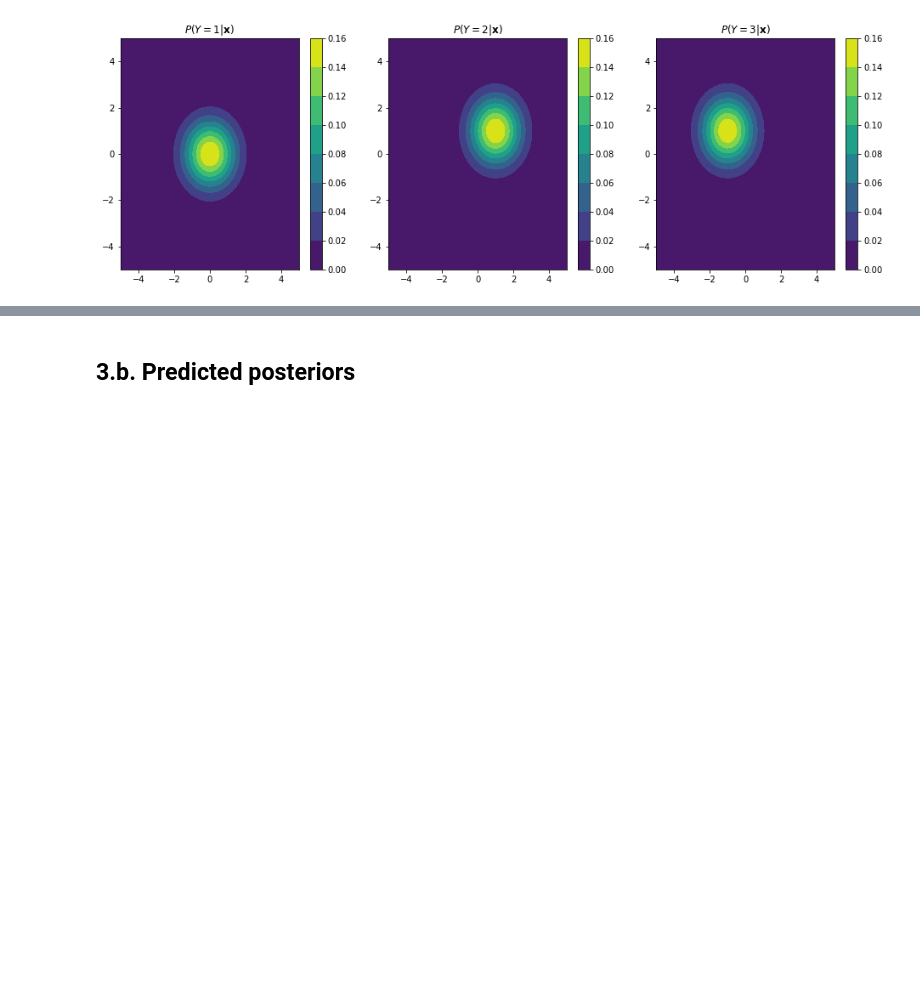
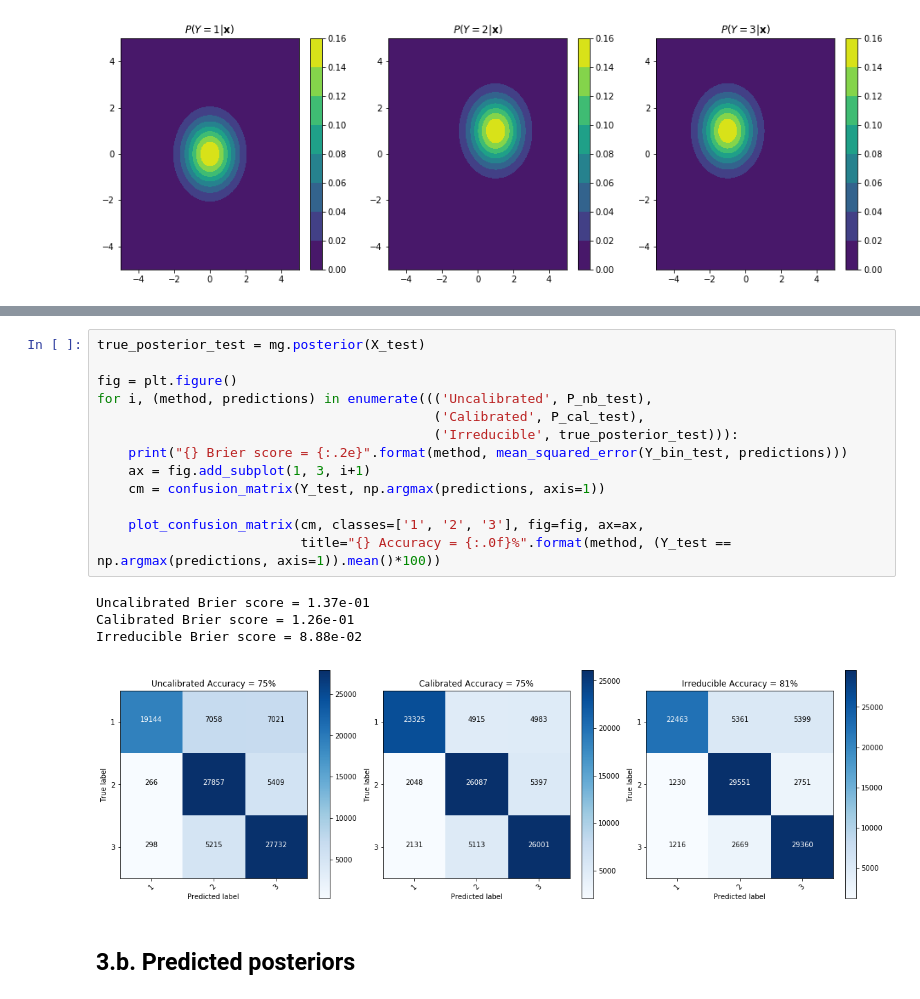
Before and after one commit to dirichletcal/experiments_neurips, a Jupyter notebook: notebooks/synthetic_data_gaussian_mixture_example.ipynb, the cells around one changed output, grey strips where cells are left out. Saved outputs shown, nothing was run; the diff lists cells and outputs as text; blank space fills up the shorter version.

```diff
--- a/notebooks/synthetic_data_gaussian_mixture_example.ipynb
+++ b/notebooks/synthetic_data_gaussian_mixture_example.ipynb
@@ -327,3 +328,21 @@ Irreducible Brier score = 8.86e-02
+# %%
+true_posterior_test = mg.posterior(X_test)
+
+fig = plt.figure()
+for i, (method, predictions) in enumerate((('Uncalibrated', P_nb_test),
+                                           ('Calibrated', P_cal_test),
+                                           ('Irreducible', true_posterior_test))):
+    print("{} Brier score = {:.2e}".format(method, mean_squared_error(Y_bin_test, predictions)))
+    ax = fig.add_subplot(1, 3, i+1)
+    cm = confusion_matrix(Y_test, np.argmax(predictions, axis=1))
+
+    plot_confusion_matrix(cm, classes=['1', '2', '3'], fig=fig, ax=ax,
+                          title="{} Accuracy = {:.0f}%".format(method, (Y_test == np.argmax(predictions, axis=1)).mean()*100))
+# %% [output]
+Uncalibrated Brier score = 1.37e-01
+Calibrated Brier score = 1.26e-01
+Irreducible Brier score = 8.88e-02
+[figure, added]
 # %% [markdown]
 ## 3.b. Predicted posteriors
 # %%
```
Also changed, not shown: parts of 17 cells of this notebook, 1 other file.
